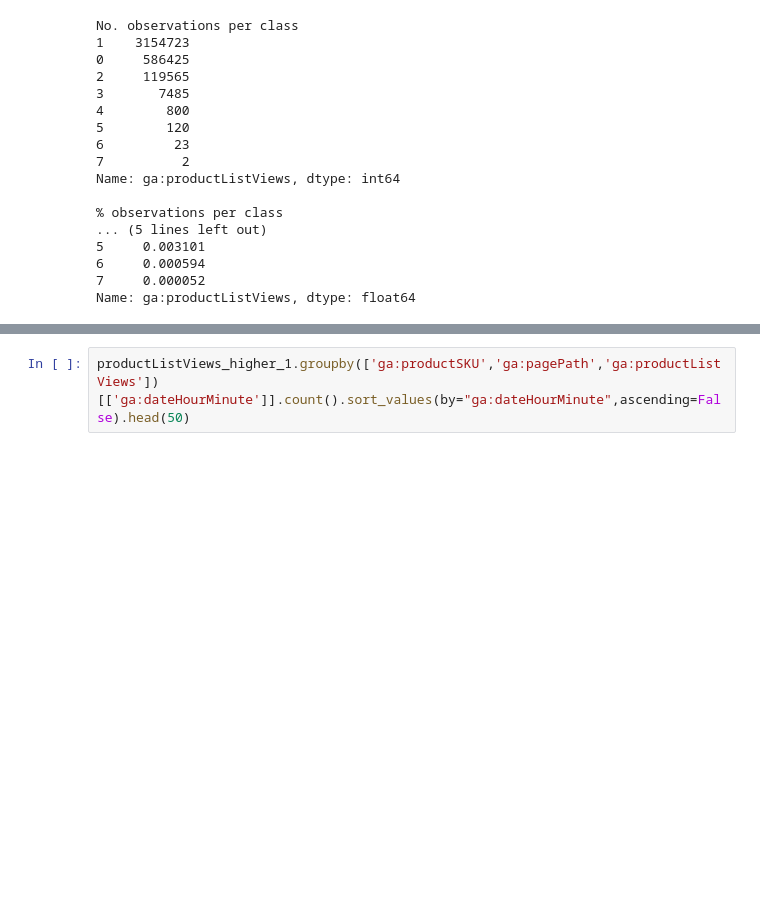
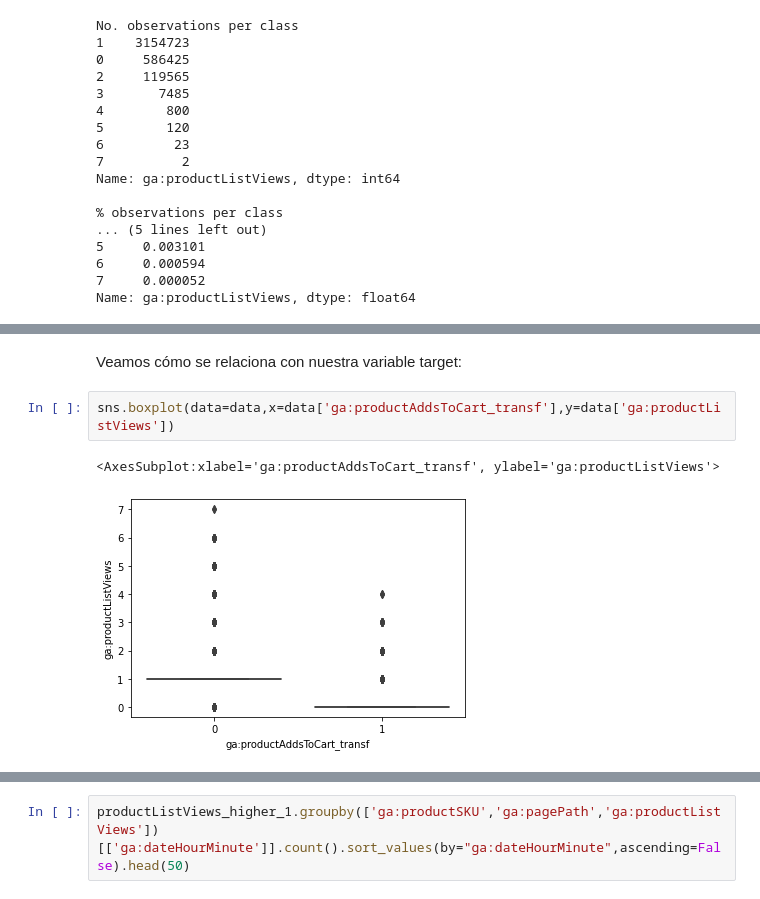
Before and after one commit to Laurajmoreno/ML_and_CRO, a Jupyter notebook: Logistic_Regression.ipynb, the cells around one changed output, grey strips where cells are left out. Cells and saved outputs as stored; diff of their text form; blank space fills up the shorter version.

```diff
--- a/Logistic_Regression.ipynb
+++ b/Logistic_Regression.ipynb
@@ -447,0 +459,7 @@ Name: ga:productListViews, dtype: float64
+# %% [markdown]
+Veamos cómo se relaciona con nuestra variable target:
+# %%
+sns.boxplot(data=data,x=data['ga:productAddsToCart_transf'],y=data['ga:productListViews'])
+# %% [output]
+<AxesSubplot:xlabel='ga:productAddsToCart_transf', ylabel='ga:productListViews'>
+[figure, added]
```
Also changed, not shown: parts of 55 cells of this notebook.
